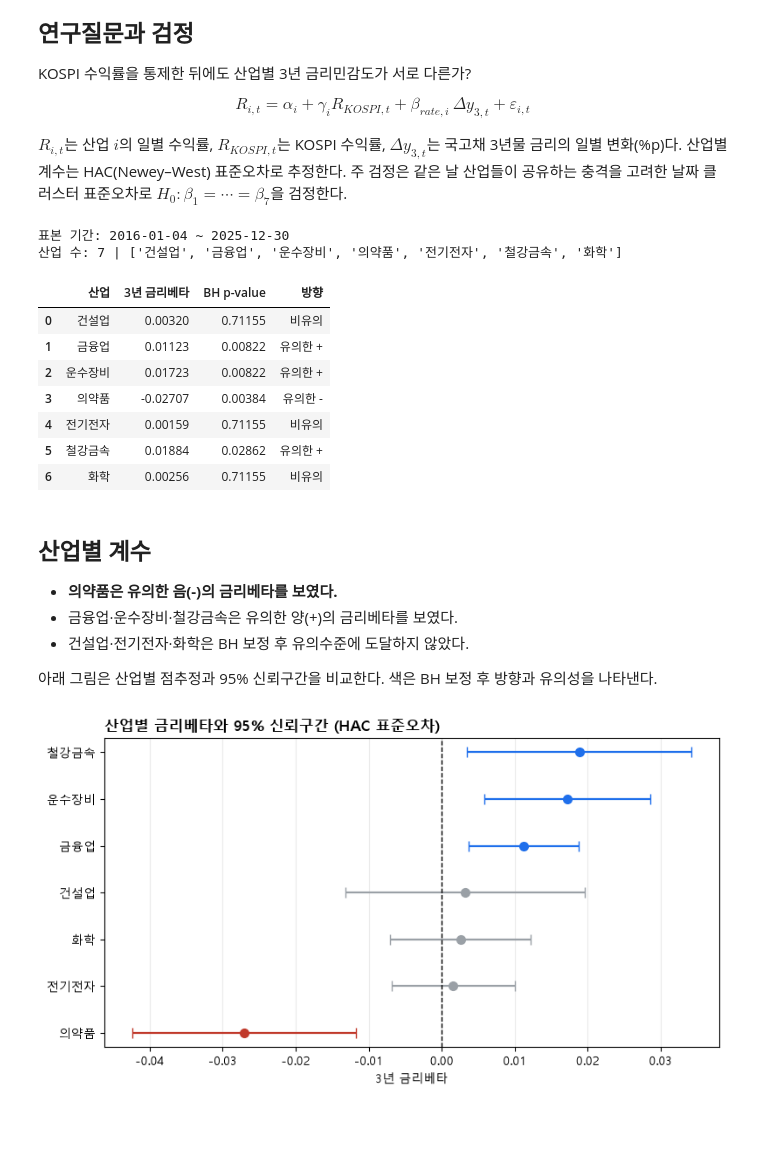
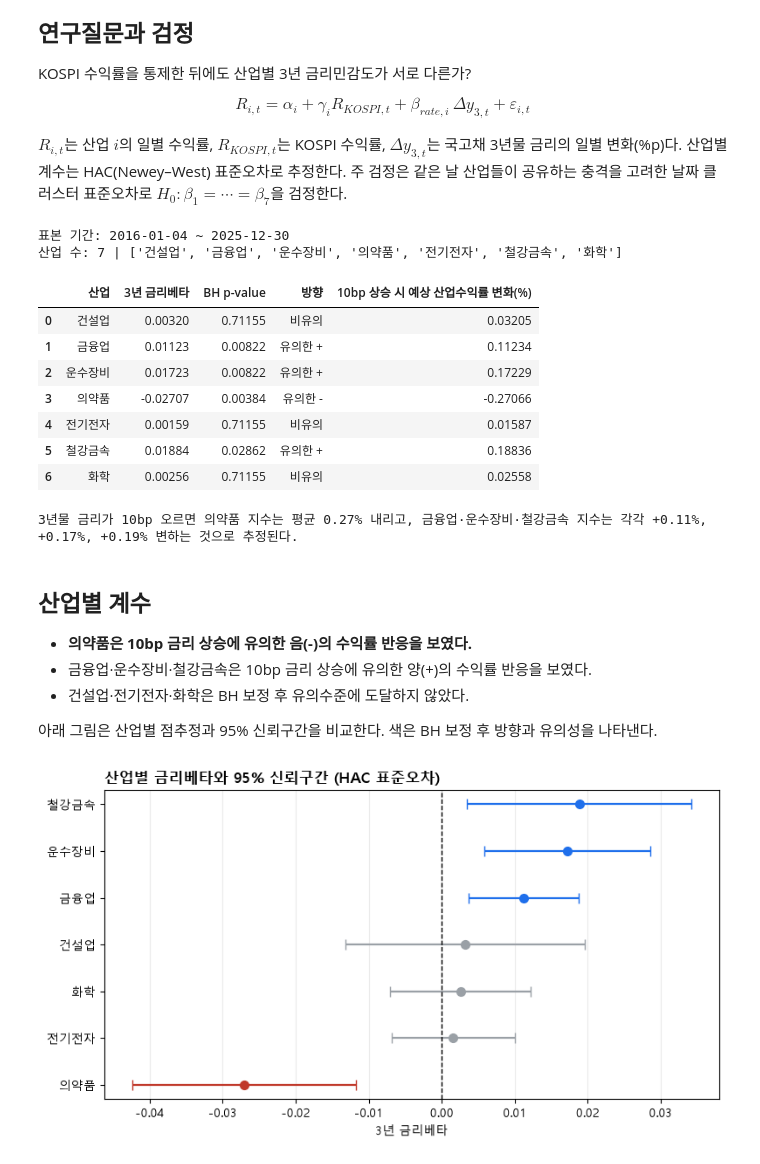
Before and after one commit to lcsvvo/FINDSLAB-Research-Intern, a Jupyter notebook: notebooks/FINAL_paper_analysis.ipynb, the cells around one changed output. Drawn from its saved outputs; the diff is of its cells as text; code cells hidden in the pictures; blank space fills up the shorter version.

```diff
--- a/notebooks/FINAL_paper_analysis.ipynb
+++ b/notebooks/FINAL_paper_analysis.ipynb
@@ -90,39 +92,47 @@ $R_{i,t}$는 산업 $i$의 일별 수익률, $R_{KOSPI,t}$는 KOSPI 수익률, $
 # %%
 # 산업 · KOSPI · 금리 패널
 panel = pd.read_csv(config.PROCESSED_DIR / "industry_rate_panel_daily.csv", encoding="utf-8-sig")
 panel["date"] = pd.to_datetime(panel["date"])
 industries = sorted(panel["industry"].unique())
 
 print("표본 기간:", panel["date"].min().date(), "~", panel["date"].max().date())
 print("산업 수:", len(industries), "|", industries)
 
 # 산업별 개별 회귀(HAC) + 7개 산업에 대한 BH(FDR) 보정
 beta_table = models.industry_rate_betas(panel)
 baseline_table = (
     beta_table[["industry", "beta_rate", "p_value_bh"]]
     .rename(columns={"industry": "산업", "beta_rate": "3년 금리베타", "p_value_bh": "BH p-value"})
 )
 baseline_table["방향"] = np.where(
     beta_table["p_value_bh"] >= 0.05, "비유의",
     np.where(beta_table["beta_rate"] > 0, "유의한 +", "유의한 -"),
 )
-baseline_table.round(5)
+baseline_table["10bp 상승 시 예상 산업수익률 변화(%)"] = baseline_table["3년 금리베타"] * 10
+baseline_effect = baseline_table.set_index("산업")["10bp 상승 시 예상 산업수익률 변화(%)"]
+display(baseline_table.round(5))
+print(
+    f"3년물 금리가 10bp 오르면 의약품 지수는 평균 {abs(baseline_effect['의약품']):.2f}% 내리고, "
+    f"금융업·운수장비·철강금속 지수는 각각 {baseline_effect['금융업']:+.2f}%, "
+    f"{baseline_effect['운수장비']:+.2f}%, {baseline_effect['철강금속']:+.2f}% 변하는 것으로 추정된다."
+)
 # %% [output]
 표본 기간: 2016-01-04 ~ 2025-12-30
 산업 수: 7 | ['건설업', '금융업', '운수장비', '의약품', '전기전자', '철강금속', '화학']
-|  | 산업 | 3년 금리베타 | BH p-value | 방향 |
-| 0 | 건설업 | 0.00320 | 0.71155 | 비유의 |
-| 1 | 금융업 | 0.01123 | 0.00822 | 유의한 + |
-| 2 | 운수장비 | 0.01723 | 0.00822 | 유의한 + |
-| 3 | 의약품 | -0.02707 | 0.00384 | 유의한 - |
-| 4 | 전기전자 | 0.00159 | 0.71155 | 비유의 |
-| 5 | 철강금속 | 0.01884 | 0.02862 | 유의한 + |
-| 6 | 화학 | 0.00256 | 0.71155 | 비유의 |
+|  | 산업 | 3년 금리베타 | BH p-value | 방향 | 10bp 상승 시 예상 산업수익률 변화(%) |
+| 0 | 건설업 | 0.00320 | 0.71155 | 비유의 | 0.03205 |
+| 1 | 금융업 | 0.01123 | 0.00822 | 유의한 + | 0.11234 |
+| 2 | 운수장비 | 0.01723 | 0.00822 | 유의한 + | 0.17229 |
+| 3 | 의약품 | -0.02707 | 0.00384 | 유의한 - | -0.27066 |
+| 4 | 전기전자 | 0.00159 | 0.71155 | 비유의 | 0.01587 |
+| 5 | 철강금속 | 0.01884 | 0.02862 | 유의한 + | 0.18836 |
+| 6 | 화학 | 0.00256 | 0.71155 | 비유의 | 0.02558 |
+3년물 금리가 10bp 오르면 의약품 지수는 평균 0.27% 내리고, 금융업·운수장비·철강금속 지수는 각각 +0.11%, +0.17%, +0.19% 변하는 것으로 추정된다.
 # %% [markdown]
 ## 산업별 계수
 
-- **의약품은 유의한 음(-)의 금리베타를 보였다.**
-- 금융업·운수장비·철강금속은 유의한 양(+)의 금리베타를 보였다.
+- **의약품은 10bp 금리 상승에 유의한 음(-)의 수익률 반응을 보였다.**
+- 금융업·운수장비·철강금속은 10bp 금리 상승에 유의한 양(+)의 수익률 반응을 보였다.
 - 건설업·전기전자·화학은 BH 보정 후 유의수준에 도달하지 않았다.
 
 아래 그림은 산업별 점추정과 95% 신뢰구간을 비교한다. 색은 BH 보정 후 방향과 유의성을 나타낸다.
```
Also changed, not shown: parts of 22 cells of this notebook, 1 other file.
